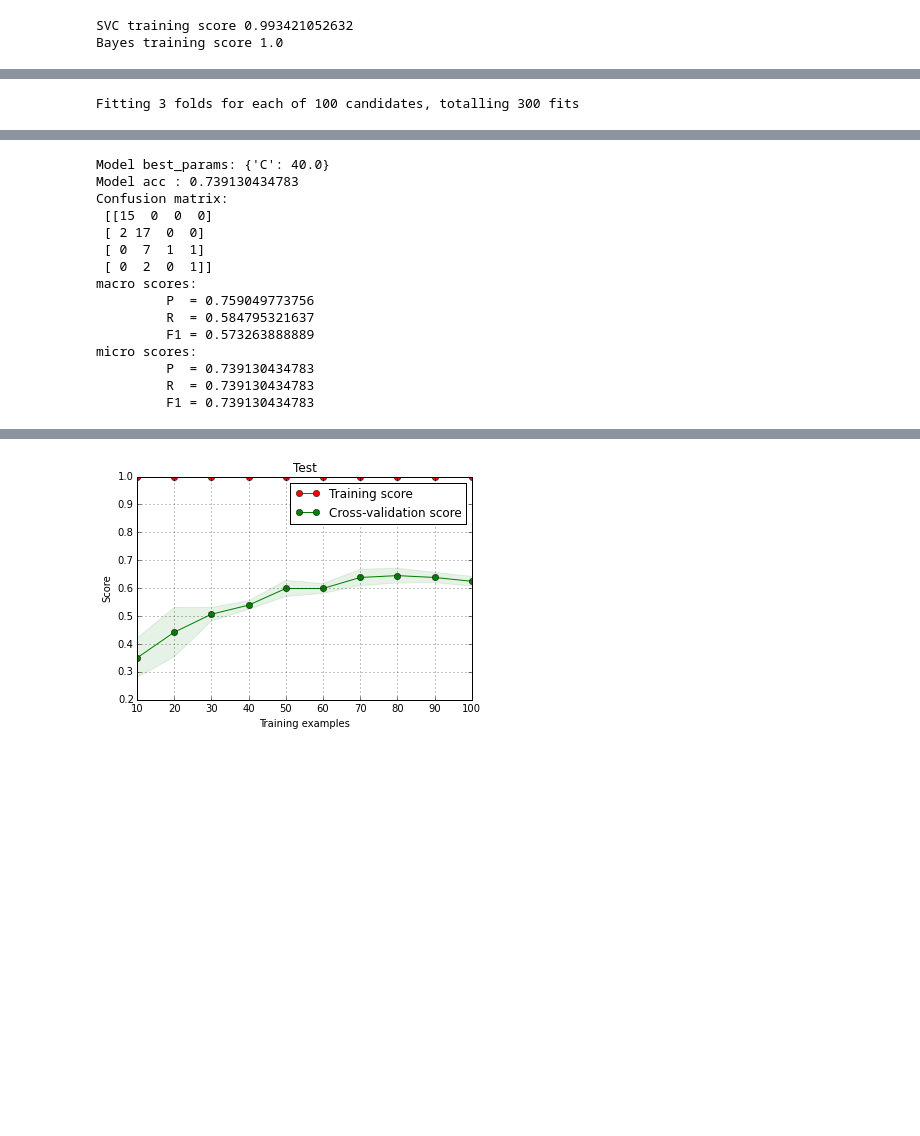
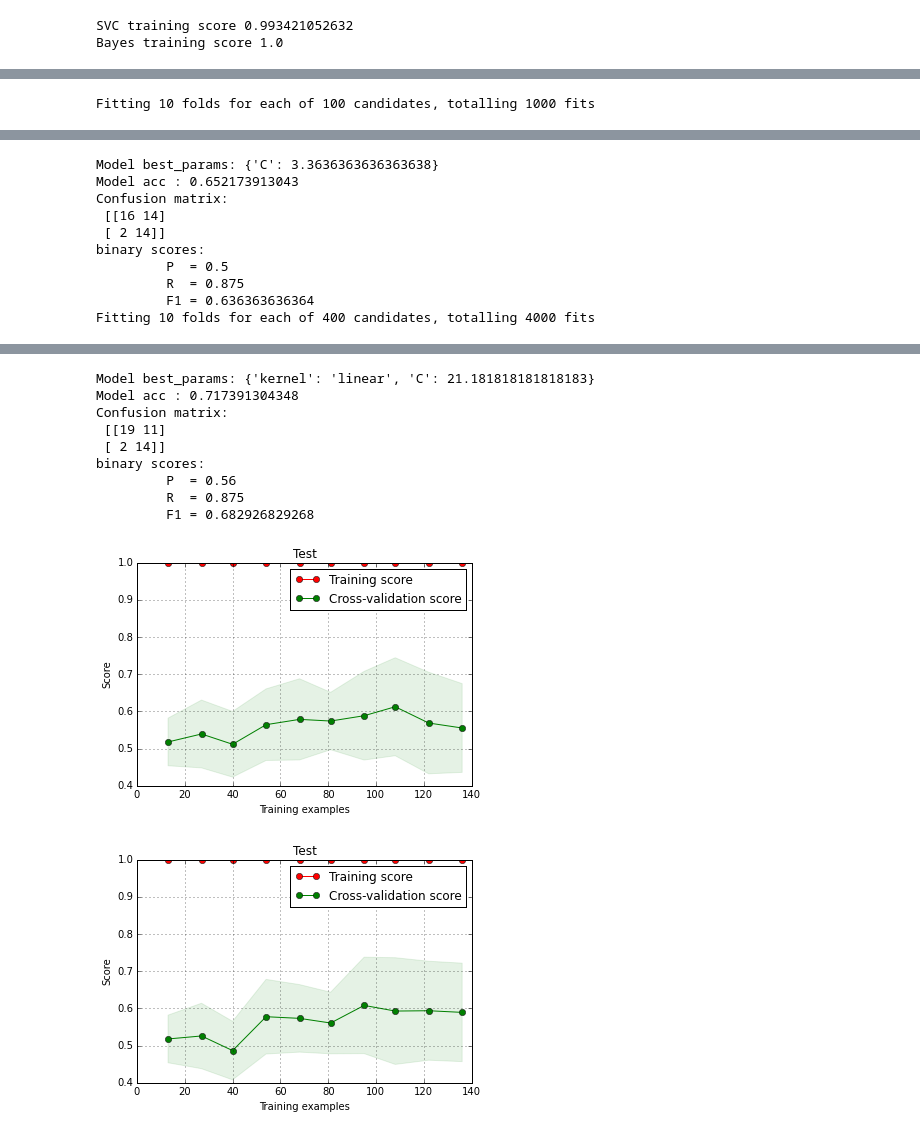
Before and after one commit to mratkovic/TAR-project, a Jupyter notebook: Evaluator.ipynb, the cells around one changed output, grey strips where cells are left out. Cells and saved outputs as stored; diff of their text form; code cells hidden in the pictures; blank space fills up the shorter version.

```diff
--- a/Evaluator.ipynb
+++ b/Evaluator.ipynb
@@ -28,7 +28,10 @@ def extract_from_xml(xml):
 def remove_special_data(text):
     text = URL_REGEX.sub(URL_TAG, text)
     text = REPLY_REGEX.sub(REPLY_TAG, text)
-    return text
+    return text.lower()
+
+def preprocess_tweet(line):
+    return remove_special_data(line).lower()
 # %%
 # test regex
 line= r'http://www.blabla/test/123 test test'
@@ -41,6 +44,7 @@ Strukture za pohranu dataseta
 LABELS = ['userid', 'gender', 'age_group',
           'extroverted', 'stable', 'agreeable',
           'conscientious', 'open']
+TYPES = ['string'] * 3 + ['float'] * 5
 
 ''' User class used to store parsed data'''
 class User(object):
@@ -56,11 +60,11 @@ class User(object):
         self.gender = parts[1]
         self.age_group = parts[2]
 
-        self.extroverted = parts[3]
-        self.stable = parts[4]
-        self.agreeable = parts[5]
-        self.conscientious = parts[6]
-        self.open = parts[7]
+        self.extroverted = float(parts[3])
+        self.stable = float(parts[4])
+        self.agreeable = float(parts[5])
+        self.conscientious = float(parts[6])
+        self.open = float(parts[7])
         self.documents = []
 
     def user_details(self):
@@ -112,7 +116,7 @@ class Dataset(object):
                 content = extract_from_xml(xml.read())
                 if not self.users.has_key(user):
                     self.users[user] = User(user)
-                self.users[user].documents = map(remove_special_data, content)
+                self.users[user].documents = map(preprocess_tweet, content)
 
     def store_as_samples(self):
         for id, user in self.users.items():
@@ -324,18 +333,29 @@ from sklearn.feature_extraction.text import TfidfVectorizer
 from sklearn.svm import LinearSVC, SVC
 from sklearn.naive_bayes import  GaussianNB
 from sklearn.pipeline import  Pipeline
+from sklearn.tree import DecisionTreeClassifier
+from sklearn.ensemble import RandomForestClassifier
+from sklearn.linear_model import LogisticRegression
+
+vectorize = TfidfVectorizer(analyzer='char', ngram_range=(3,3))
+#svcPipe = Pipeline([('vectorize', vectorize), ('svc', SVC())])
+#bayesPipe = Pipeline([('vectorize', vectorize), ('densen', DenseTransformer()), ('bayes', GaussianNB())])
+
+parameters = { 'C':linspace(1, 10,100)}
+X, y = d.get_samples('gender')
 
 
 vectorize = TfidfVectorizer(analyzer='char', ngram_range=(3,3))
-svcPipe = Pipeline([('vectorize', vectorize), ('svc', SVC())])
-bayesPipe = Pipeline([('vectorize', vectorize), ('densen', DenseTransformer()), ('bayes', GaussianNB())])
+Xvec = vectorize.fit_transform(X)
+modelEvaluator(Xvec, y, LinearSVC(), parameters,num_flods=10)
+#modelEvaluator(Xvec, y, LogisticRegression(), parameters,num_flods=10)
 
-parameters = { 'C':linspace(40, 60,100)}
-X, y = d.get_samples('age_group')
 
-vectorize = TfidfVectorizer(analyzer='char', ngram_range=(3,3))
-Xvec = vectorize.fit_transform(X)
+parameters = {'kernel':('linear', 'rbf','poly','sigmoid'), 'C':linspace(1, 1000,100)}
+modelEvaluator(Xvec, y, SVC(), parameters,num_flods=10)
 
-modelEvaluator(Xvec, y, LinearSVC(), parameters)
+#parameters = {}
+#modelEvaluator(Xvec, y, RandomForestClassifier(), parameters,num_flods=10)
+#modelEvaluator(Xvec, y, DecisionTreeClassifier(), parameters,num_flods=10)
 # %% [output]
-Fitting 3 folds for each of 100 candidates, totalling 300 fits
+Fitting 10 folds for each of 100 candidates, totalling 1000 fits
@@ -346,15 +369,10 @@ Fitting 3 folds for each of 100 candidates, totalling 300 fits
-Model best_params: {'C': 40.0}
-Model acc : 0.739130434783
+Model best_params: {'C': 3.3636363636363638}
+Model acc : 0.652173913043
 Confusion matrix:
- [[15  0  0  0]
- [ 2 17  0  0]
- [ 0  7  1  1]
- [ 0  2  0  1]]
-macro scores:
-         P  = 0.759049773756
-         R  = 0.584795321637
-         F1 = 0.573263888889
-micro scores:
-         P  = 0.739130434783
-         R  = 0.739130434783
-         F1 = 0.739130434783
+ [[16 14]
+ [ 2 14]]
+binary scores:
+         P  = 0.5
+         R  = 0.875
+         F1 = 0.636363636364
+Fitting 10 folds for each of 400 candidates, totalling 4000 fits
@@ -361 +390,11 @@ micro scores:
+Model best_params: {'kernel': 'linear', 'C': 21.181818181818183}
+Model acc : 0.717391304348
+Confusion matrix:
+ [[19 11]
+ [ 2 14]]
+binary scores:
+         P  = 0.56
+         R  = 0.875
+         F1 = 0.682926829268
-[figure, old version]
+[figure, new version]
+[figure, added]
```
Also changed, not shown: parts of 8 cells of this notebook.
